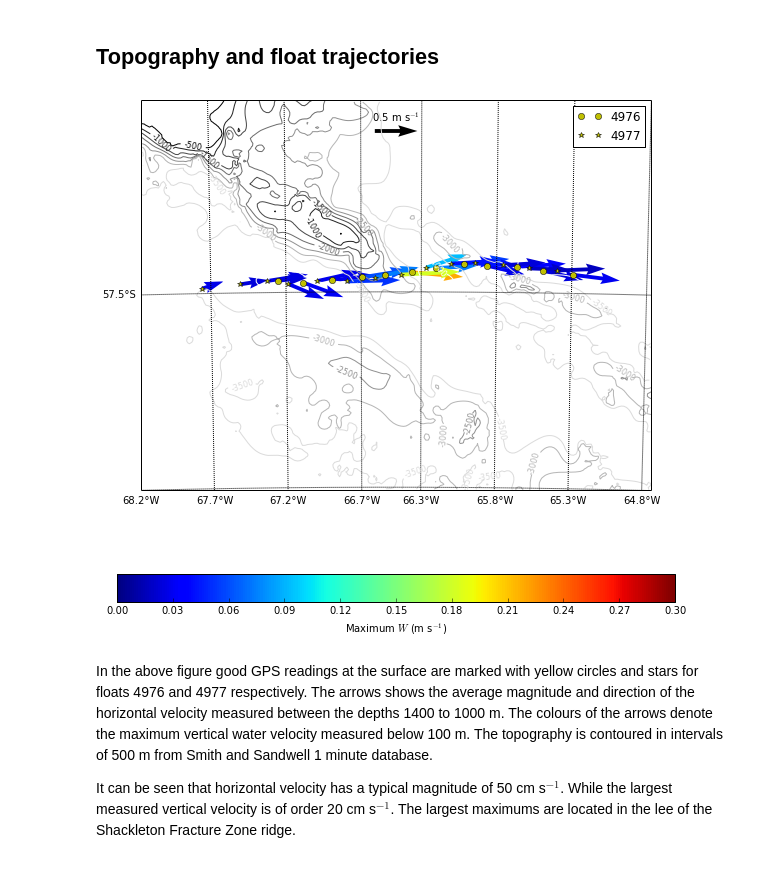
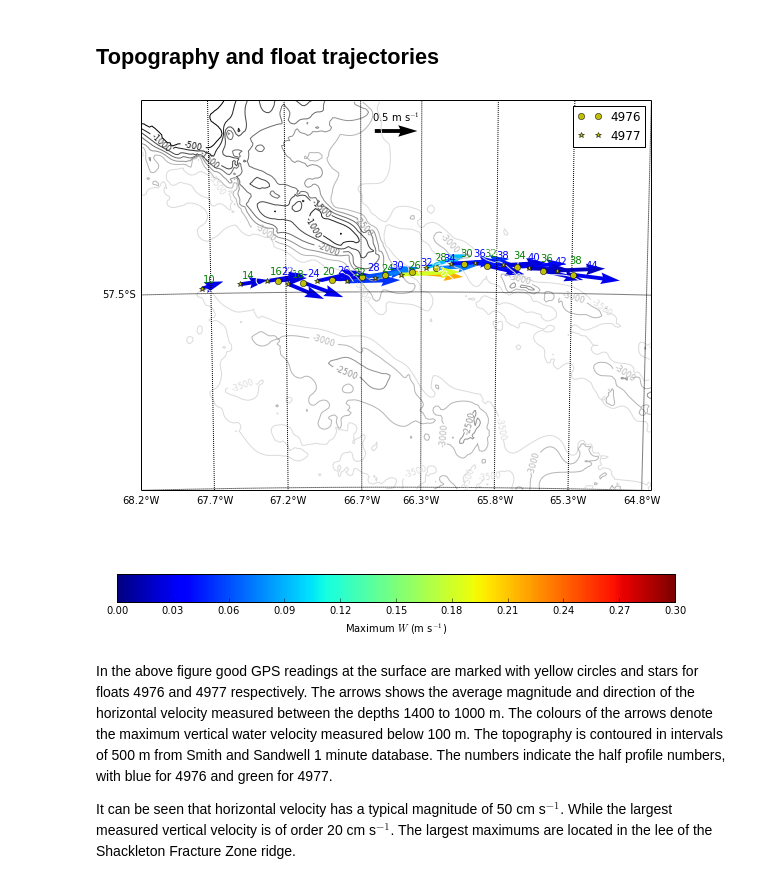
Before and after one commit to jessecusack/DIMES_lee_wave_analysis, a Jupyter notebook: notebooks/large_wave_generation.ipynb, the cells around one changed output. Saved outputs shown, nothing was run; the diff lists cells and outputs as text; code cells hidden in the pictures.

```diff
--- a/notebooks/large_wave_generation.ipynb
+++ b/notebooks/large_wave_generation.ipynb
@@ -188,35 +188,39 @@ m.fillcontinents()
 m.drawcoastlines()
 
 r = np.abs((urcrnrlon-llcrnrlon)/(urcrnrlat-llcrnrlat))
 
 if r > 1.:
     Nm = 8
     Np = max(3, np.round(Nm/r))
 
 elif r < 1.:
     Np = 8
     Nm = max(3, np.round(Nm/r))
 
 parallels = np.round(np.linspace(llcrnrlat, urcrnrlat, Np), 1)
 m.drawparallels(parallels, labels=[1, 0, 0, 0])
 meridians = np.round(np.linspace(llcrnrlon, urcrnrlon, Nm), 1)
 m.drawmeridians(meridians, labels=[0, 0, 0, 1])
 
 marker = ['o', '*']
 label = ['4976', '4977']
+color = ['b', 'g']
 for i, (lon, lat, U, V, W) in enumerate(zip(lons.T, lats.T, Us.T, Vs.T, Ws.T)):
     x, y = m(lon, lat)
     m.plot(x, y, marker[i], color='y', label=label[i])
     Q = m.quiver(x, y, U, V, W, scale=6, cmap=plt.get_cmap('jet'))
     plt.clim(0, 0.3)
 
+    for _x, _y, hpid in zip(x, y, hpids[:,i]):
+        plt.annotate("{:1.0f}".format(hpid), xy=(_x, _y), xytext=(1.03*_x, 1.03*_y), color=color[i])
+
 plt.legend()
 qk = plt.quiverkey(Q, 0.5, 0.92, 0.5, r'0.5 m s$^{-1}$', labelpos='N')
 cbar = plt.colorbar(orientation='horizontal')
 cbar.set_label('Maximum $W$ (m s$^{-1}$)')
 # %% [output]
-[figure, old version]
+[figure, new version]
 # %% [markdown]
-In the above figure good GPS readings at the surface are marked with yellow circles and stars for floats 4976 and 4977 respectively. The arrows shows the average magnitude and direction of the horizontal velocity measured between the depths 1400 to 1000 m. The colours of the arrows denote the maximum vertical water velocity measured below 100 m. The topography is contoured in intervals of 500 m from Smith and Sandwell 1 minute database.
+In the above figure good GPS readings at the surface are marked with yellow circles and stars for floats 4976 and 4977 respectively. The arrows shows the average magnitude and direction of the horizontal velocity measured between the depths 1400 to 1000 m. The colours of the arrows denote the maximum vertical water velocity measured below 100 m. The topography is contoured in intervals of 500 m from Smith and Sandwell 1 minute database. The numbers indicate the half profile numbers, with blue for 4976 and green for 4977.
 
 It can be seen that horizontal velocity has a typical magnitude of 50 cm s$^{-1}$. While the largest measured vertical velocity is of order 20 cm s$^{-1}$. The largest maximums are located in the lee of the Shackleton Fracture Zone ridge.
```
Also changed, not shown: parts of 2 cells of this notebook.
